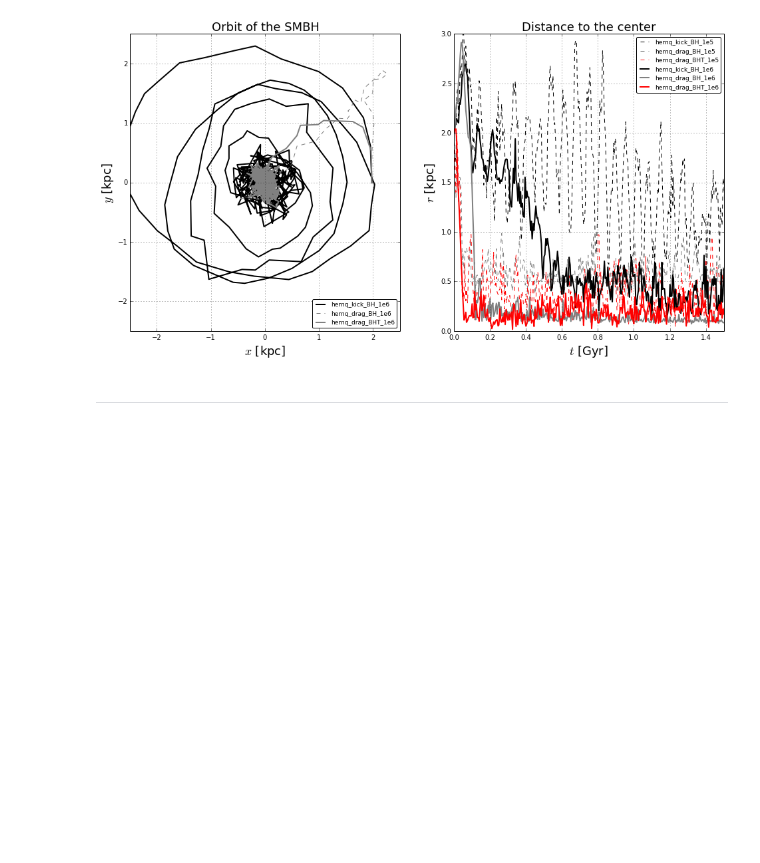
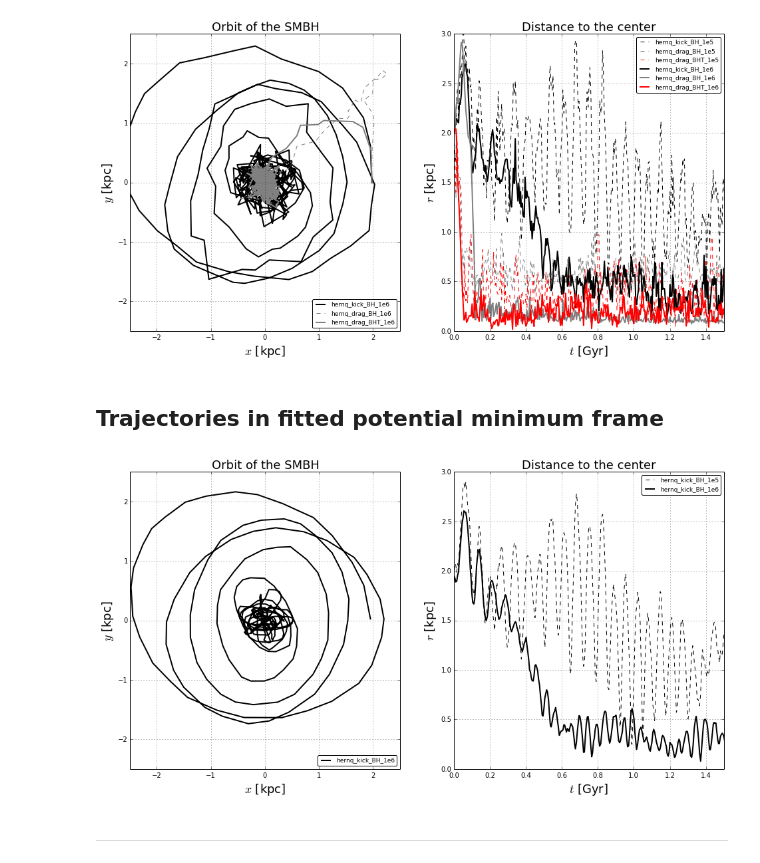
Before and after one commit to sbustamante/CosmologicalBlackHoles, a Jupyter notebook: Codes/controlled_experiments.ipynb, the cells around one changed output. Drawn from its saved outputs; the diff is of its cells as text; code cells hidden in the pictures; blank space fills up the shorter version.

```diff
--- a/Codes/controlled_experiments.ipynb
+++ b/Codes/controlled_experiments.ipynb
@@ -280,6 +294,42 @@ plt.title( "Distance to the center", fontsize = 18 )
 leg = plt.legend( loc= 'upper right', fancybox = True, fontsize = 9 )
 # %% [output]
 [figure]
+# %% [markdown]
+## Trajectories in fitted potential minimum frame
+# %%
+plt.figure( figsize=(16,8) )
+plt.subplot(1,2,1)
+
+#Simulated trajectories
+T = max_snap
+plt.plot( bh_s16.r_c[:T,0], bh_s16.r_c[:T,1] , '-', lw=2, color = 'black', label = 'hernq_kick_BH_1e6' )
+
+dL = 2.5
+plt.xlim( (-dL,dL) )
+plt.ylim( (-dL,dL) )
+plt.xlabel( "$x$ [kpc]", fontsize = 18 )
+plt.ylabel( "$y$ [kpc]", fontsize = 18 )
+plt.grid(1)
+plt.title( "Orbit of the SMBH", fontsize = 18 )
+leg = plt.legend( loc= 'lower right', fancybox = True, fontsize = 9 )
+
+plt.subplot(1,2,2)
+
+#Simulated trajectories
+plt.plot( bh_s15.t[:T], bh_s15.rm_c[:T], '--', lw=1, color = 'black', zorder = 0, label = 'hernq_kick_BH_1e5' )
+plt.plot( bh_s16.t[:T], bh_s16.rm_c[:T], '-', lw=2, color = 'black', zorder = 0, label = 'hernq_kick_BH_1e6' )
+
+
+#Format
+plt.ylim( (0,3) )
+plt.xlim( (0,1.5) )
+plt.xlabel( "$t$ [Gyr]", fontsize = 18 )
+plt.ylabel( "$r$ [kpc]", fontsize = 18 )
+plt.grid(1)
+plt.title( "Distance to the center", fontsize = 18 )
+leg = plt.legend( loc= 'upper right', fancybox = True, fontsize = 9 )
+# %% [output]
+[figure, added]
 # %% [markdown]
 - - -
 # %% [markdown]
```
Also changed, not shown: parts of 11 cells of this notebook, 3 other files.
